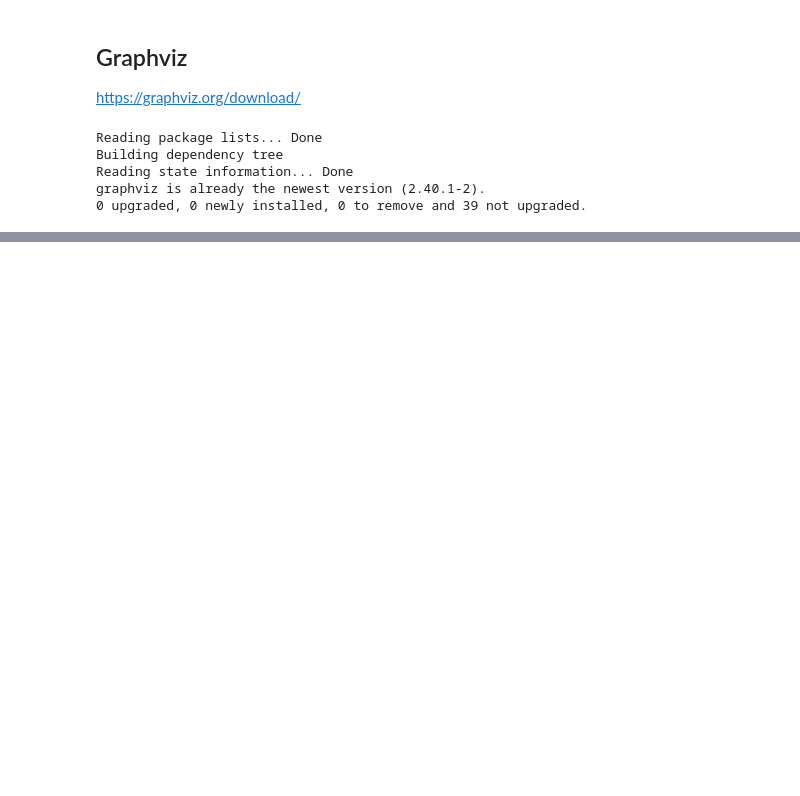
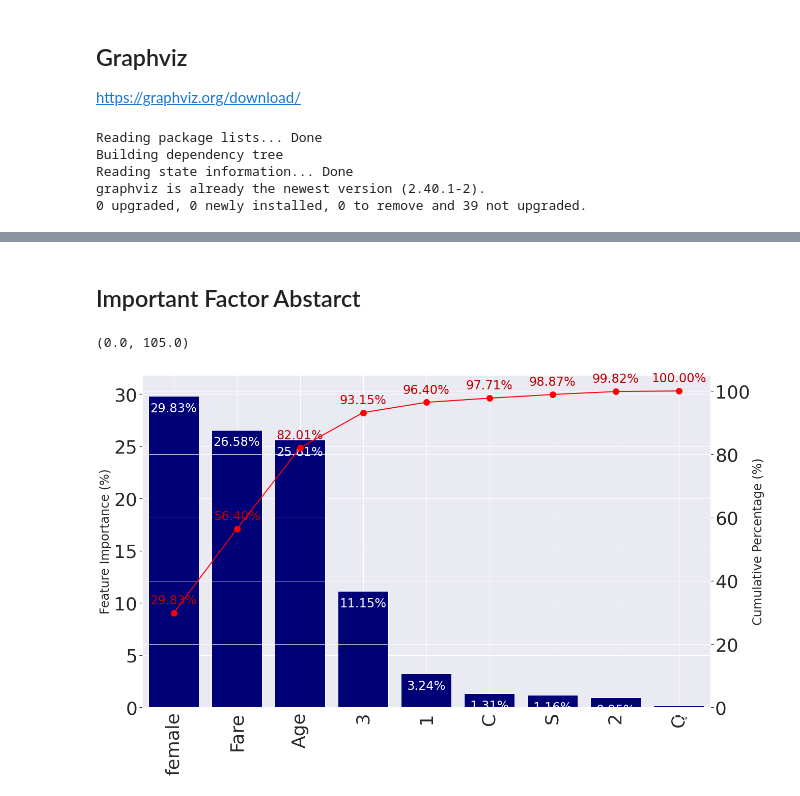
Before and after one commit to BingHungLee/BHAI-Daily-Practice, a Jupyter notebook: [20210713]_Titanic_Kaggle_DecisionTree.ipynb, the cells around one changed output, grey strips where cells are left out. Saved outputs shown, nothing was run; the diff lists cells and outputs as text; code cells hidden in the pictures; blank space fills up the shorter version.

```diff
--- a/[20210713]_Titanic_Kaggle_DecisionTree.ipynb
+++ b/[20210713]_Titanic_Kaggle_DecisionTree.ipynb
@@ -160,0 +168,46 @@ Image(graph.create_png())
+# %% [markdown]
+## Important Factor Abstarct
+# %%
+#Important Factor Abstarct
+featNames = np.array(X.columns)
+featImp = model.feature_importances_*100
+featSort = np.argsort(featImp)
+
+featImps = np.flip(featImp[featSort],axis=0)
+featNames = np.flip(featNames[featSort],axis=0)
+featCumsum = np.cumsum(featImps)
+featNonzero = (featImps >0)
+
+featImpSNZ = featImps[featNonzero]
+featNamesSNZ = featNames[featNonzero]
+featCumsumNZ = featCumsum[featNonzero]
+
+# 繪製 變數重要性 計算結果 (非 0 的重要變數柏拉圖)
+bw = .8
+fig = plt.figure(figsize=(20, 12))
+ax = plt.subplot(1, 1, 1)
+ax.bar(np.arange(featImpSNZ.shape[0]), featImpSNZ, align='center', width = bw, color = '#000077')
+for i in range(featImpSNZ.shape[0]):
+  ax.text(i, featImpSNZ[i] - np.max(featImpSNZ)*0.02, '{:3.2f}'.format(featImpSNZ[i]) + '%', fontsize = 24, color = '#FFFFFF',
+          verticalalignment = 'top', horizontalalignment = 'center')
+ax.set_title('', fontsize = 20)
+ax.set_ylabel('Feature Importance (%)', fontsize = 24)
+ax.set_ylim([0, np.max(featImpSNZ) + 2])
+ax.set_xlim([-.5, featImpSNZ.shape[0]-.5 ])
+ax.set_xticks(np.arange(featImpSNZ.shape[0]))
+ax.set_xticklabels(tuple(featNamesSNZ), rotation = 90)
+ax.tick_params(labelsize = 36)
+
+ax2 = ax.twinx()
+ax2.plot(np.arange(featImpSNZ.shape[0]), featCumsumNZ, '.-',
+         color = '#FF0000', markersize = 24, linewidth = 2)
+for i in range(featImpSNZ.shape[0]):
+  ax2.text(i, featCumsumNZ[i] + 2, '{:3.2f}'.format(featCumsumNZ[i]) + '%', fontsize = 24, color = '#BB0000',
+           verticalalignment = 'bottom', horizontalalignment = 'center')
+ax2.tick_params(labelsize = 36)
+ax2.set_ylabel('Cumulative Percentage (%)', fontsize = 24)
+ax2.set_ylim([0, 105])
+#plt.savefig("")
+# %% [output]
+(0.0, 105.0)
+[figure, added]
```
Also changed, not shown: parts of 3 cells of this notebook.
